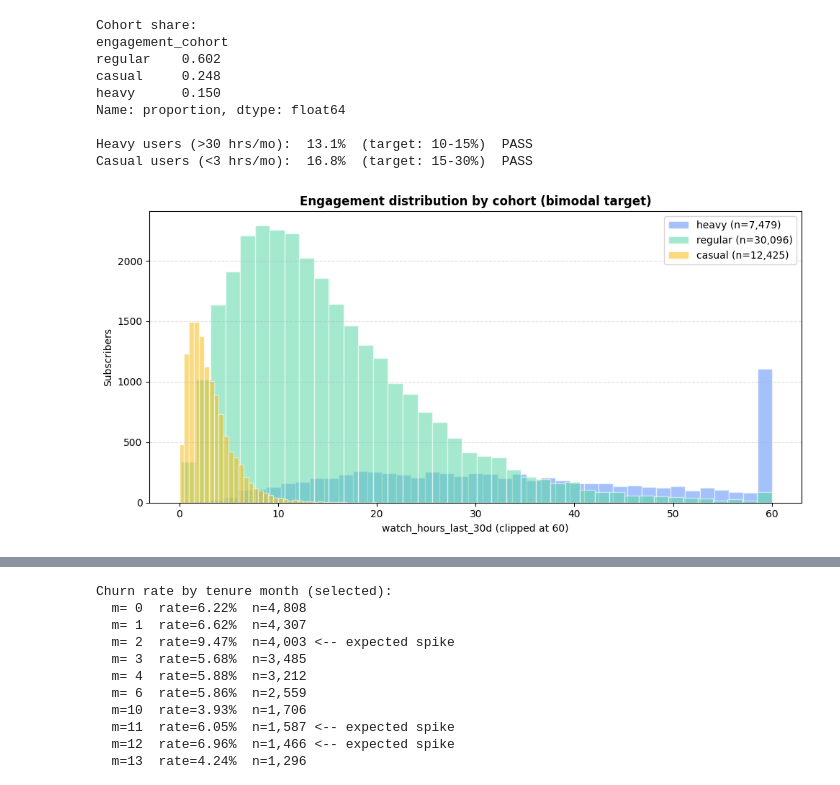
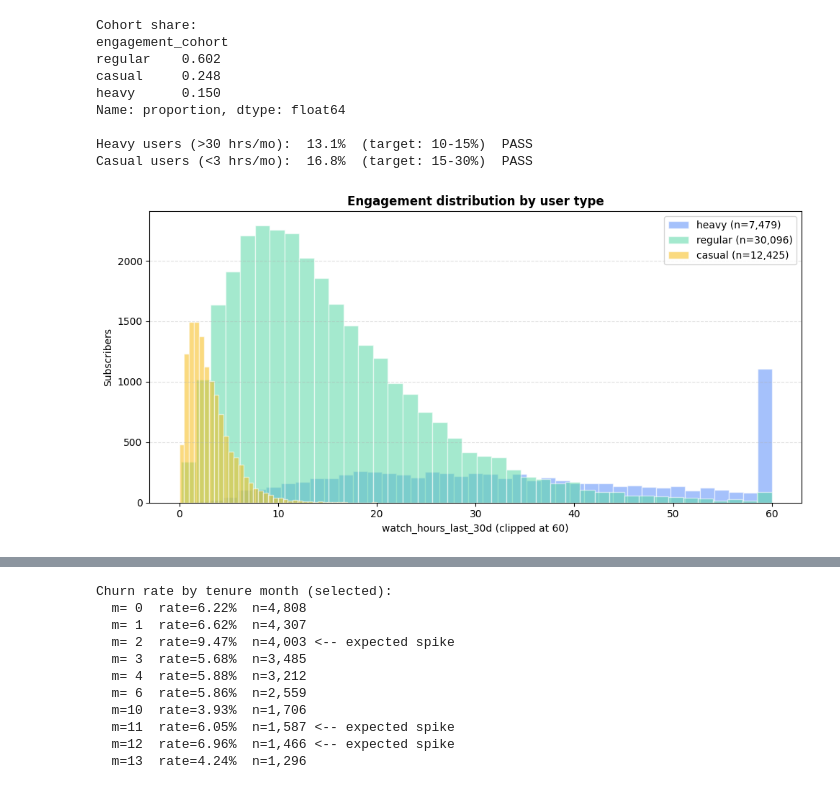
Before and after one commit to janeruxi1/StreamFlix-churn-retention, a Jupyter notebook: notebooks/01_data_audit.ipynb, the cells around one changed output, grey strips where cells are left out. Drawn from its saved outputs; the diff is of its cells as text; code cells hidden in the pictures.

```diff
--- a/notebooks/01_data_audit.ipynb
+++ b/notebooks/01_data_audit.ipynb
@@ -209,17 +227,17 @@ Casual users (<3 hrs/mo):  16.8%  (target: 15-30%)  PASS
 # %%
 fig, ax = plt.subplots(figsize=(10, 5))
 colors = {"heavy": "#5B8FF9", "regular": "#5AD8A6", "casual": "#F6BD16"}
 for cohort, color in colors.items():
     vals = df.loc[df["engagement_cohort"] == cohort, "watch_hours_last_30d"]
     ax.hist(vals.clip(upper=60), bins=40, alpha=0.55,
             label=f"{cohort} (n={len(vals):,})", color=color, edgecolor="white")
 ax.set_xlabel("watch_hours_last_30d (clipped at 60)")
 ax.set_ylabel("Subscribers")
-ax.set_title("Engagement distribution by cohort (bimodal target)", fontweight="bold")
+ax.set_title("Engagement distribution by user type", fontweight="bold")
 ax.legend()
 ax.grid(axis="y", linestyle="--", alpha=0.4)
 plt.tight_layout()
 plt.savefig(FIG_DIR / "01_engagement_by_cohort.png", dpi=140, bbox_inches="tight")
 plt.show()
 # %% [output]
-[figure, old version]
+[figure, new version]
```
Also changed, not shown: parts of 22 cells of this notebook, 10 other files.
